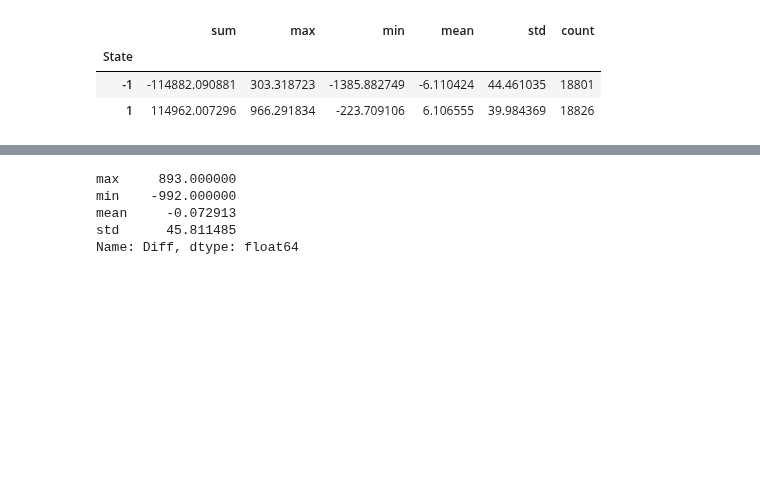
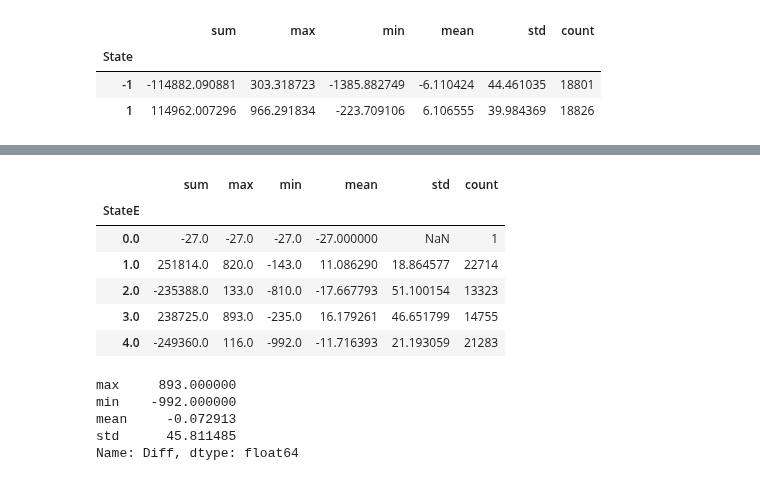
Before and after one commit to che7611/test2, a Jupyter notebook: YD.ipynb, the cells around one changed output, grey strips where cells are left out. Saved outputs shown, nothing was run; the diff lists cells and outputs as text; code cells hidden in the pictures; blank space fills up the shorter version.

```diff
--- a/YD.ipynb
+++ b/YD.ipynb
@@ -246,3 +239,13 @@ df1[df1.index.time>=dt1]
+# %%
+MACD.groupby(['StateE'])['Diff'].agg(Calc)
+# %% [output]
+|  | sum | max | min | mean | std | count |
+| StateE |  |  |  |  |  |  |
+| 0.0 | -27.0 | -27.0 | -27.0 | -27.000000 | NaN | 1 |
+| 1.0 | 251814.0 | 820.0 | -143.0 | 11.086290 | 18.864577 | 22714 |
+| 2.0 | -235388.0 | 133.0 | -810.0 | -17.667793 | 51.100154 | 13323 |
+| 3.0 | 238725.0 | 893.0 | -235.0 | 16.179261 | 46.651799 | 14755 |
+| 4.0 | -249360.0 | 116.0 | -992.0 | -11.716393 | 21.193059 | 21283 |
 # %%
 df2[(df2.State==1) & (df2.Day==1)]['Diff'].agg(['max','min','mean','std'])
 # %% [output]
```
Also changed, not shown: parts of 5 cells of this notebook.
